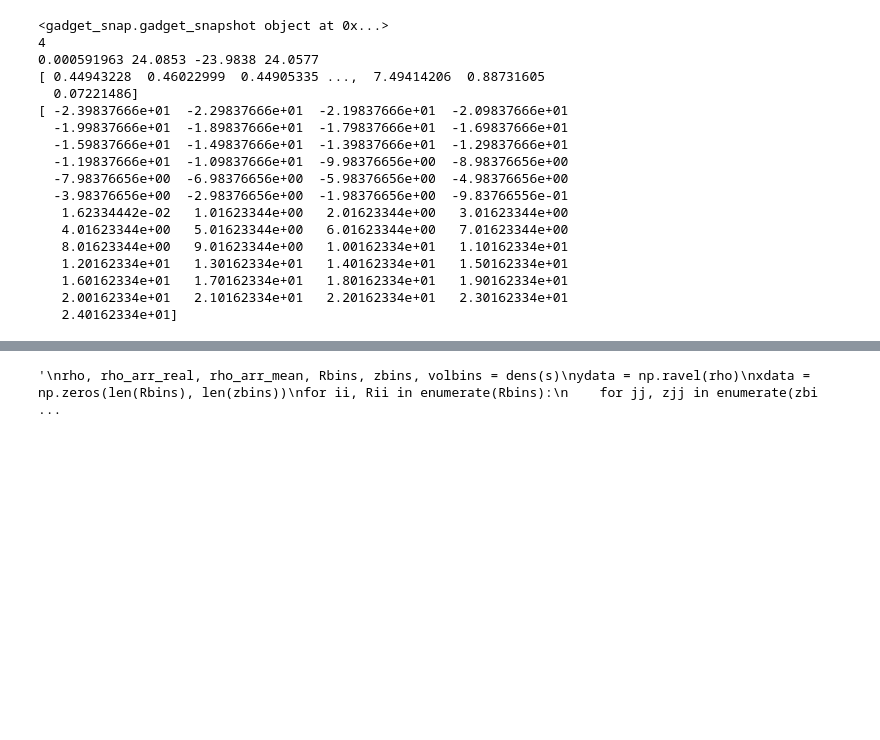
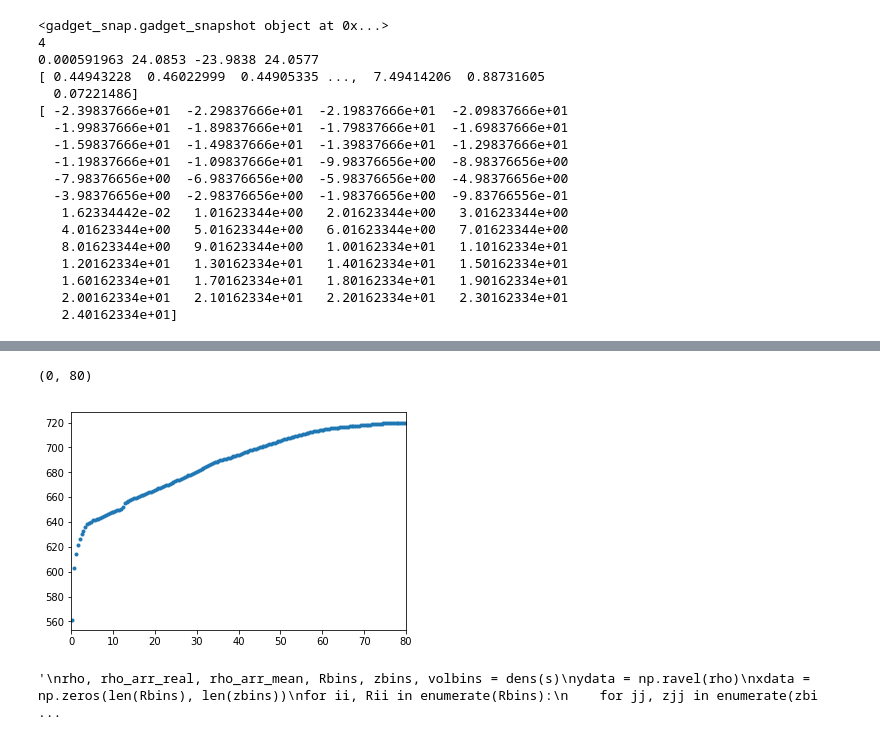
Before and after one commit to sophialilleengen/masterproject, a Jupyter notebook: notebooks/1pot.ipynb, the cells around one changed output, grey strips where cells are left out. Drawn from its saved outputs; the diff is of its cells as text; code cells hidden in the pictures; blank space fills up the shorter version.

```diff
--- a/notebooks/1pot.ipynb
+++ b/notebooks/1pot.ipynb
@@ -110,0 +177,2 @@ print(z)
+# %%
+test = calcGrid.calcRadialProfile( s.pos.astype('float64'), s.data['mass'].astype('float64'))
@@ -111,3 +204,9 @@ print(z)
+# %%
+plt.plot(test[1], test[0], '.')
+plt.xlim(0,80)
+# %% [output]
+(0, 80)
+[figure, added]
 # %%
 ### finde nen Weg um das ganze von klein r abhängig zu machen
 ### finde sinnvolle Standartwerte für Initialisierungs Parameter
```
Also changed, not shown: parts of 15 cells of this notebook.
